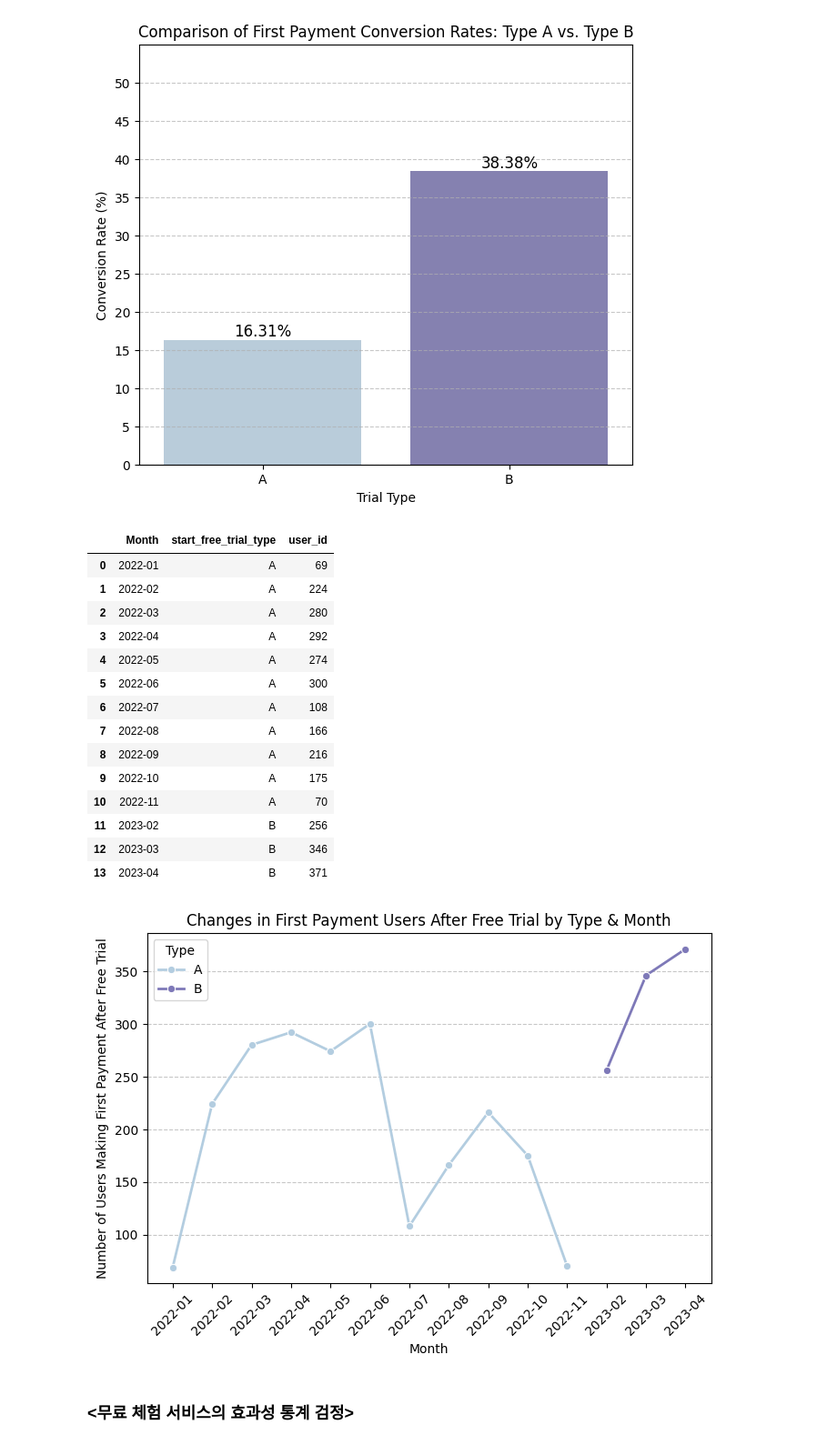
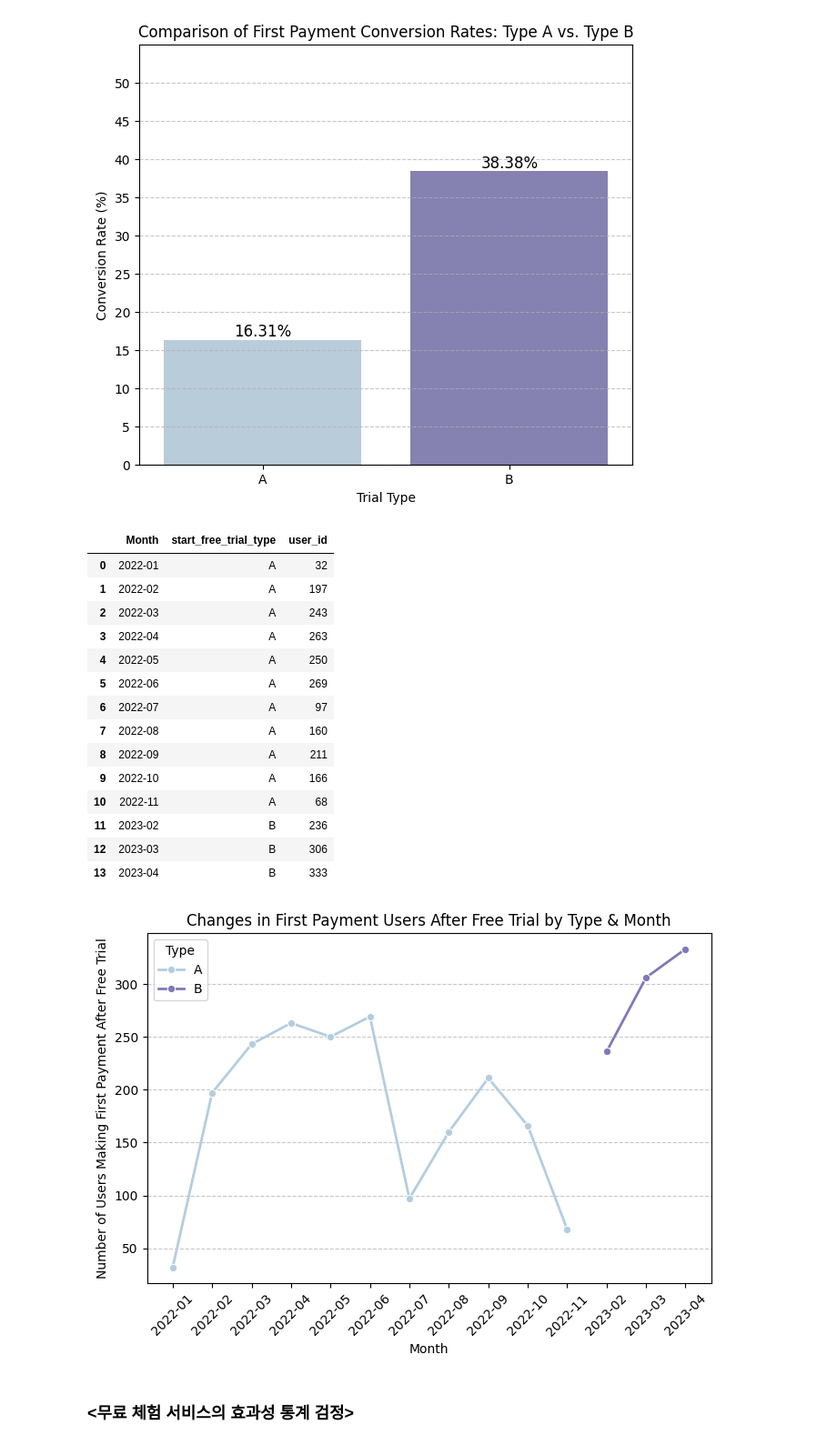
Before and after one commit to saeraniren/intermediate_project, a Jupyter notebook: geumhui_main.ipynb, the cells around one changed output. Shown at 91% size. Saved outputs shown, nothing was run; the diff lists cells and outputs as text; code cells hidden in the pictures.

```diff
--- a/geumhui_main.ipynb
+++ b/geumhui_main.ipynb
@@ -3463,46 +3502,46 @@ plt.show()
 # %%
 #이 부분에서 astype(str)을 사용하는 이유는 start_free_trial_time이 Period 타입이기 때문
 #이를 문자열로 변환해야 Seaborn의 lineplot()이 제대로 작동
 
 # A/B타입의 월별 무료 체험 후 첫 결제 완료 유저 수
 
 # A와 B 데이터를 하나의 데이터프레임으로 결합
 free_trial_complete_lineplot = pd.concat([free_trial_complete_A, free_trial_complete_B])
 free_trial_complete_lineplot["Month"] = free_trial_complete["start_free_trial_time"].dt.to_period("M").astype(str)
 
 # 타입별, 월별 첫 결제한 유저 수 집계
-monthly_free_trial_complete_counts = free_trial_complete_yes.groupby(["Month", "start_free_trial_type"])["user_id"].nunique().reset_index()
+monthly_free_trial_complete_counts = free_trial_complete_lineplot.groupby(["Month", "start_free_trial_type"])["user_id"].nunique().reset_index()
 display(monthly_free_trial_complete_counts)
 
 # 시각화
 plt.figure(figsize=(8, 5))
 sns.lineplot(data=monthly_free_trial_complete_counts, x="Month", y="user_id", hue="start_free_trial_type",
              marker="o", linewidth=2, palette= palette)
 
 # 그래프 설정
 plt.xticks(rotation=45)
 plt.xlabel("Month")
 plt.ylabel("Number of Users Making First Payment After Free Trial")
 plt.title("Changes in First Payment Users After Free Trial by Type & Month")
 plt.legend(title="Type")
 plt.grid(axis="y", linestyle="--", alpha=0.7)
 # %% [output]
 |  | Month | start_free_trial_type | user_id |
-| 0 | 2022-01 | A | 69 |
-| 1 | 2022-02 | A | 224 |
-| 2 | 2022-03 | A | 280 |
-| 3 | 2022-04 | A | 292 |
-| 4 | 2022-05 | A | 274 |
-| 5 | 2022-06 | A | 300 |
-| 6 | 2022-07 | A | 108 |
-| 7 | 2022-08 | A | 166 |
-| 8 | 2022-09 | A | 216 |
-| 9 | 2022-10 | A | 175 |
-| 10 | 2022-11 | A | 70 |
-| 11 | 2023-02 | B | 256 |
-| 12 | 2023-03 | B | 346 |
-| 13 | 2023-04 | B | 371 |
+| 0 | 2022-01 | A | 32 |
+| 1 | 2022-02 | A | 197 |
+| 2 | 2022-03 | A | 243 |
+| 3 | 2022-04 | A | 263 |
+| 4 | 2022-05 | A | 250 |
+| 5 | 2022-06 | A | 269 |
+| 6 | 2022-07 | A | 97 |
+| 7 | 2022-08 | A | 160 |
+| 8 | 2022-09 | A | 211 |
+| 9 | 2022-10 | A | 166 |
+| 10 | 2022-11 | A | 68 |
+| 11 | 2023-02 | B | 236 |
+| 12 | 2023-03 | B | 306 |
+| 13 | 2023-04 | B | 333 |
-[figure, old version]
+[figure, new version]
 # %%
 # 정기구독 데이터와 결합 후 재구독 유저 구해보기 -> 장기적인 가치가 있는 유저 -> 아 시간 없다......
 # %% [markdown]
```
Also changed, not shown: parts of 9 cells of this notebook.
